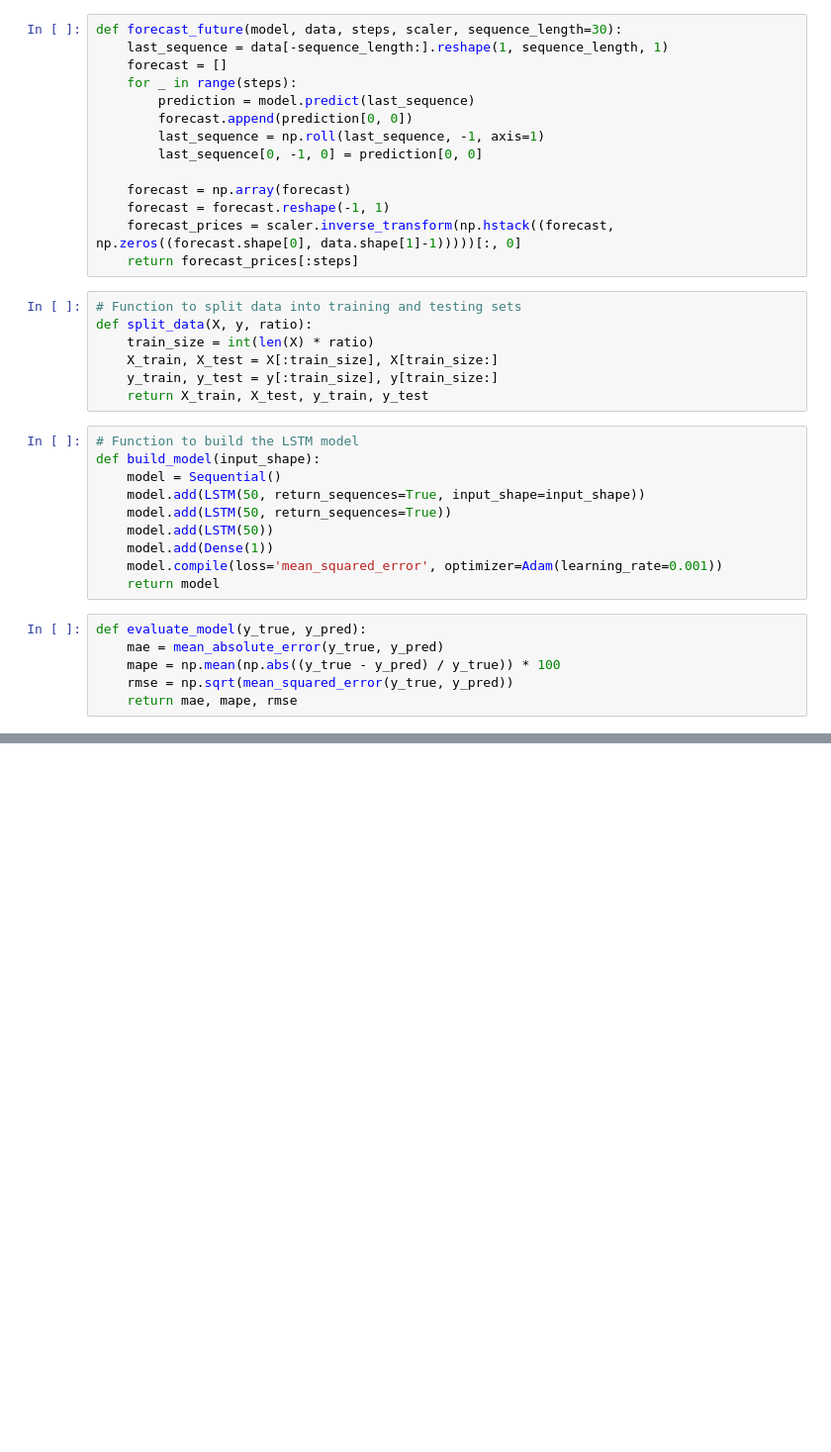
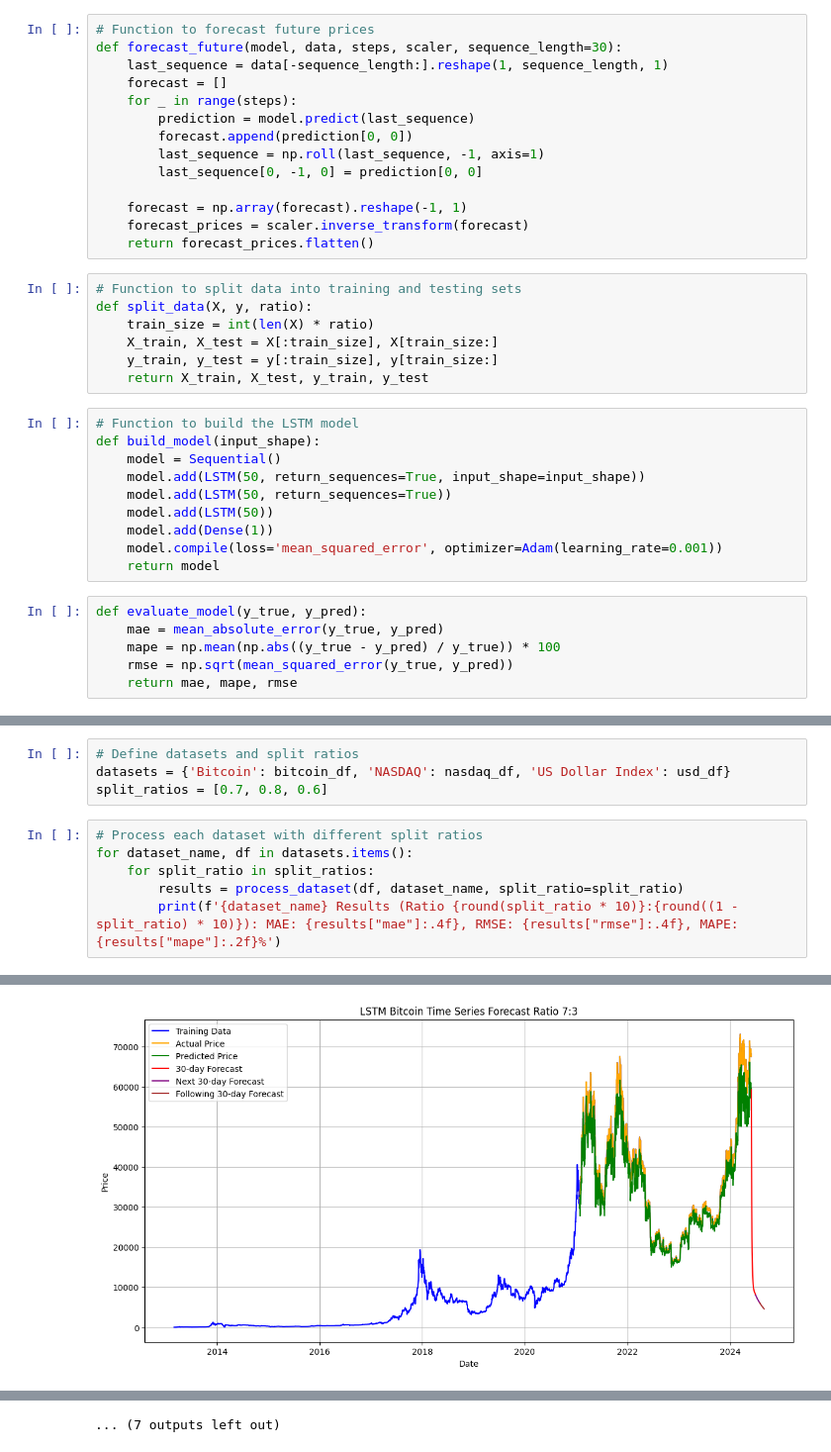
Before and after one commit to Annatruc/IS403_O22_HTCL_3, a Jupyter notebook: Models/Team3_LSTM.ipynb, the cells around one changed output, grey strips where cells are left out. Shown at 99% size. Saved outputs shown, nothing was run; the diff lists cells and outputs as text; blank space fills up the shorter version.

```diff
--- a/Models/Team3_LSTM.ipynb
+++ b/Models/Team3_LSTM.ipynb
@@ -50,6 +50,7 @@ def create_sequences(data, sequence_length):
         ys.append(y)
     return np.array(xs), np.array(ys)
 # %%
+# Function to forecast future prices
 def forecast_future(model, data, steps, scaler, sequence_length=30):
     last_sequence = data[-sequence_length:].reshape(1, sequence_length, 1)
     forecast = []
@@ -59,10 +60,9 @@ def forecast_future(model, data, steps, scaler, sequence_length=30):
         last_sequence = np.roll(last_sequence, -1, axis=1)
         last_sequence[0, -1, 0] = prediction[0, 0]
 
-    forecast = np.array(forecast)
-    forecast = forecast.reshape(-1, 1)
-    forecast_prices = scaler.inverse_transform(np.hstack((forecast, np.zeros((forecast.shape[0], data.shape[1]-1)))))[:, 0]
-    return forecast_prices[:steps]
+    forecast = np.array(forecast).reshape(-1, 1)
+    forecast_prices = scaler.inverse_transform(forecast)
+    return forecast_prices.flatten()
 # %%
 # Function to split data into training and testing sets
 def split_data(X, y, ratio):
@@ -156,0 +139,11 @@ ValueError: x and y must have same first dimension, but have shapes (30,) and (6
+# %%
+# Define datasets and split ratios
+datasets = {'Bitcoin': bitcoin_df, 'NASDAQ': nasdaq_df, 'US Dollar Index': usd_df}
+split_ratios = [0.7, 0.8, 0.6]
+# %%
+# Process each dataset with different split ratios
+for dataset_name, df in datasets.items():
+    for split_ratio in split_ratios:
+        results = process_dataset(df, dataset_name, split_ratio=split_ratio)
+        print(f'{dataset_name} Results (Ratio {round(split_ratio * 10)}:{round((1 - split_ratio) * 10)}): MAE: {results["mae"]:.4f}, RMSE: {results["rmse"]:.4f}, MAPE: {results["mape"]:.2f}%')
+# %% [output]
@@ -156,0 +167 @@ ValueError: x and y must have same first dimension, but have shapes (30,) and (6
+[figure, added]
@@ -156,0 +258 @@ ValueError: x and y must have same first dimension, but have shapes (30,) and (6
+... (7 outputs left out)
```
Also changed, not shown: parts of 3 cells of this notebook, 1 other file.
